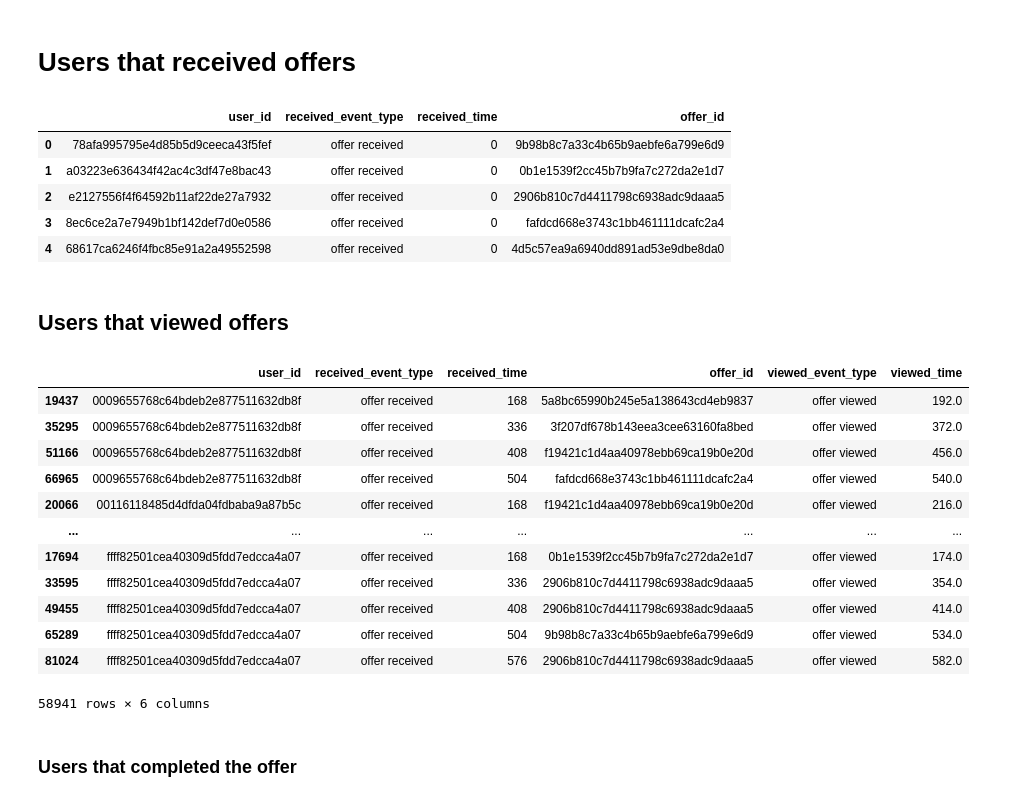
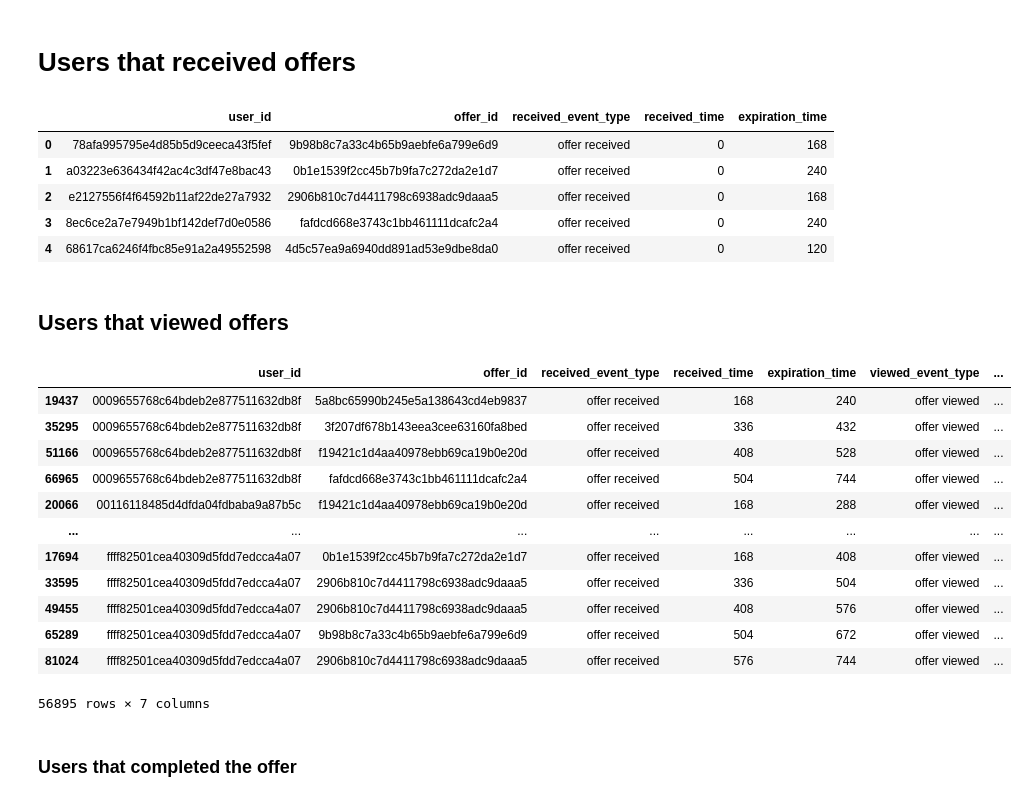
Before and after one commit to meeby280/UdacityDataScienceProject4, a Jupyter notebook: eda_user_journey_redone.ipynb, the cells around one changed output. Cells and saved outputs as stored; diff of their text form; code cells hidden in the pictures.

Commit message:
Updating progress to separation of offers and users

```diff
--- a/eda_user_journey_redone.ipynb
+++ b/eda_user_journey_redone.ipynb
@@ -28,16 +23,7 @@ Loading data
 # %%
-conn = create_engine('sqlite:///data/raw_starbucks.db')
-
-# offers.to_sql('offers', conn, if_exists='replace', index=False)
-# users.to_sql('users', conn, if_exists='replace', index=False)
-# interactions.to_sql('interactions', conn, if_exists='replace', index=False)
+conn = create_engine('sqlite:///data/starbucks_data.db')
 
 offers = pd.read_sql('SELECT * FROM offers', conn)
-
-users = pd.read_sql('SELECT * FROM users', conn)
-users['user_age_group'] = users['user_age_group'].fillna('Unknown')
-users['user_age_group'] = users['user_age_group'].astype(str)
-categories = ['Unknown'] + sorted(users['user_age_group'].unique().tolist())[:-1]
-users['user_age_group'] = pd.Categorical(users['user_age_group'], categories=categories, ordered=True)
+offers_wo_chnl = offers.drop(columns=['offer_notification_channel', 'offer_type', 'offer_spend_minimum', 'offer_reward']).drop_duplicates()
 
 interactions = pd.read_sql('SELECT * FROM interactions', conn)
@@ -46,13 +35,19 @@ raw_interactions = pd.read_json('data/transcript.json', orient='records', lines=
 # %%
+base_col_order = ['user_id', 'offer_id', 'intxn_event_type', 'intxn_time', 'intxn_amount', 'intxn_reward']
+
 offer_received = interactions[ interactions['intxn_event_type'] == 'offer received' ].copy().drop(['intxn_amount', 'intxn_reward'], axis=1)
 offer_received_cols = [ "received" + cn.removeprefix('intxn') if 'intxn' in cn else cn for cn in offer_received.columns ]
 offer_received.columns = offer_received_cols
+
+offer_received = pd.merge(offer_received, offers_wo_chnl, how='left', on='offer_id')
+offer_received['expiration_time'] = offer_received['received_time'] + offer_received['offer_duration']
+offer_received = offer_received.drop(columns=['offer_duration'])
 
 offer_viewed = interactions[ interactions['intxn_event_type'] == 'offer viewed' ].copy().drop(['intxn_amount', 'intxn_reward'], axis=1)
 offer_viewed_cols = [ "viewed" + cn.removeprefix('intxn') if 'intxn' in cn else cn for cn in offer_viewed.columns ]
 offer_viewed.columns = offer_viewed_cols
 
-offer_completed = interactions[ interactions['intxn_event_type'] == 'offer completed' ].copy().drop(['intxn_amount'], axis=1)
+offer_completed = interactions[ interactions['intxn_event_type'] == 'offer completed' ].copy().drop(['intxn_amount', 'intxn_reward'], axis=1)
 offer_completed_cols = [ "completed" + cn.removeprefix('intxn') if 'intxn' in cn else cn for cn in offer_completed.columns ]
 offer_completed.columns = offer_completed_cols
 
@@ -91,38 +60,39 @@ transactions_no_promos
 # %%
 offer_received.head()
 # %% [output]
-|  | user_id | received_event_type | received_time | offer_id |
-| 0 | 78afa995795e4d85b5d9ceeca43f5fef | offer received | 0 | 9b98b8c7a33c4b65b9aebfe6a799e6d9 |
-| 1 | a03223e636434f42ac4c3df47e8bac43 | offer received | 0 | 0b1e1539f2cc45b7b9fa7c272da2e1d7 |
-| 2 | e2127556f4f64592b11af22de27a7932 | offer received | 0 | 2906b810c7d4411798c6938adc9daaa5 |
-| 3 | 8ec6ce2a7e7949b1bf142def7d0e0586 | offer received | 0 | fafdcd668e3743c1bb461111dcafc2a4 |
-| 4 | 68617ca6246f4fbc85e91a2a49552598 | offer received | 0 | 4d5c57ea9a6940dd891ad53e9dbe8da0 |
+|  | user_id | offer_id | received_event_type | received_time | expiration_time |
+| 0 | 78afa995795e4d85b5d9ceeca43f5fef | 9b98b8c7a33c4b65b9aebfe6a799e6d9 | offer received | 0 | 168 |
+| 1 | a03223e636434f42ac4c3df47e8bac43 | 0b1e1539f2cc45b7b9fa7c272da2e1d7 | offer received | 0 | 240 |
+| 2 | e2127556f4f64592b11af22de27a7932 | 2906b810c7d4411798c6938adc9daaa5 | offer received | 0 | 168 |
+| 3 | 8ec6ce2a7e7949b1bf142def7d0e0586 | fafdcd668e3743c1bb461111dcafc2a4 | offer received | 0 | 240 |
+| 4 | 68617ca6246f4fbc85e91a2a49552598 | 4d5c57ea9a6940dd891ad53e9dbe8da0 | offer received | 0 | 120 |
 # %% [markdown]
 <a id='rv'></a>
 ## Users that viewed offers
 # %%
-offer_received_viewed = pd.merge( offer_received, offer_viewed, on=['user_id', 'offer_id'], how='left' )
-offer_received_viewed = offer_received_viewed[ ~offer_received_viewed['viewed_time'].isna() ]
+offer_recv_view = pd.merge( offer_received, offer_viewed, on=['user_id', 'offer_id'], how='left' )
+offer_recv_view = offer_recv_view[ ~offer_recv_view['viewed_time'].isna() ]
 # Removing duplicates caused by receiving the same offer multiple times and the join including those received offers before the viewed ones
-offer_received_viewed = offer_received_viewed[ offer_received_viewed['received_time'] <= offer_received_viewed['viewed_time'] ]
+offer_recv_view = offer_recv_view[ offer_recv_view['received_time'] <= offer_recv_view['viewed_time'] ]
+offer_recv_view = offer_recv_view[ offer_recv_view['viewed_time'] <= offer_recv_view['expiration_time'] ]
 # Removing duplicates caused by viewing the same offer after receiving it another time
-offer_received_viewed = offer_received_viewed.sort_values(['user_id', 'received_time', 'viewed_time']).drop_duplicates(subset=['offer_id', 'user_id', 'received_time'], keep='first')
+offer_recv_view = offer_recv_view.sort_values(['user_id', 'received_time', 'expiration_time', 'viewed_time']).drop_duplicates(subset=['offer_id', 'user_id', 'received_time', 'expiration_time'], keep='first')
 
-offer_received_viewed
+offer_recv_view
 # %% [output]
-|  | user_id | received_event_type | received_time | offer_id | viewed_event_type | viewed_time |
-| 19437 | 0009655768c64bdeb2e877511632db8f | offer received | 168 | 5a8bc65990b245e5a138643cd4eb9837 | offer viewed | 192.0 |
-| 35295 | 0009655768c64bdeb2e877511632db8f | offer received | 336 | 3f207df678b143eea3cee63160fa8bed | offer viewed | 372.0 |
-| 51166 | 0009655768c64bdeb2e877511632db8f | offer received | 408 | f19421c1d4aa40978ebb69ca19b0e20d | offer viewed | 456.0 |
-| 66965 | 0009655768c64bdeb2e877511632db8f | offer received | 504 | fafdcd668e3743c1bb461111dcafc2a4 | offer viewed | 540.0 |
-| 20066 | 00116118485d4dfda04fdbaba9a87b5c | offer received | 168 | f19421c1d4aa40978ebb69ca19b0e20d | offer viewed | 216.0 |
-| ... | ... | ... | ... | ... | ... | ... |
-| 17694 | ffff82501cea40309d5fdd7edcca4a07 | offer received | 168 | 0b1e1539f2cc45b7b9fa7c272da2e1d7 | offer viewed | 174.0 |
-| 33595 | ffff82501cea40309d5fdd7edcca4a07 | offer received | 336 | 2906b810c7d4411798c6938adc9daaa5 | offer viewed | 354.0 |
-| 49455 | ffff82501cea40309d5fdd7edcca4a07 | offer received | 408 | 2906b810c7d4411798c6938adc9daaa5 | offer viewed | 414.0 |
-| 65289 | ffff82501cea40309d5fdd7edcca4a07 | offer received | 504 | 9b98b8c7a33c4b65b9aebfe6a799e6d9 | offer viewed | 534.0 |
-| 81024 | ffff82501cea40309d5fdd7edcca4a07 | offer received | 576 | 2906b810c7d4411798c6938adc9daaa5 | offer viewed | 582.0 |
+|  | user_id | offer_id | received_event_type | received_time | expiration_time | viewed_event_type | ... |
+| 19437 | 0009655768c64bdeb2e877511632db8f | 5a8bc65990b245e5a138643cd4eb9837 | offer received | 168 | 240 | offer viewed | ... |
+| 35295 | 0009655768c64bdeb2e877511632db8f | 3f207df678b143eea3cee63160fa8bed | offer received | 336 | 432 | offer viewed | ... |
+| 51166 | 0009655768c64bdeb2e877511632db8f | f19421c1d4aa40978ebb69ca19b0e20d | offer received | 408 | 528 | offer viewed | ... |
+| 66965 | 0009655768c64bdeb2e877511632db8f | fafdcd668e3743c1bb461111dcafc2a4 | offer received | 504 | 744 | offer viewed | ... |
+| 20066 | 00116118485d4dfda04fdbaba9a87b5c | f19421c1d4aa40978ebb69ca19b0e20d | offer received | 168 | 288 | offer viewed | ... |
+| ... | ... | ... | ... | ... | ... | ... | ... |
+| 17694 | ffff82501cea40309d5fdd7edcca4a07 | 0b1e1539f2cc45b7b9fa7c272da2e1d7 | offer received | 168 | 408 | offer viewed | ... |
+| 33595 | ffff82501cea40309d5fdd7edcca4a07 | 2906b810c7d4411798c6938adc9daaa5 | offer received | 336 | 504 | offer viewed | ... |
+| 49455 | ffff82501cea40309d5fdd7edcca4a07 | 2906b810c7d4411798c6938adc9daaa5 | offer received | 408 | 576 | offer viewed | ... |
+| 65289 | ffff82501cea40309d5fdd7edcca4a07 | 9b98b8c7a33c4b65b9aebfe6a799e6d9 | offer received | 504 | 672 | offer viewed | ... |
+| 81024 | ffff82501cea40309d5fdd7edcca4a07 | 2906b810c7d4411798c6938adc9daaa5 | offer received | 576 | 744 | offer viewed | ... |
-58941 rows × 6 columns
+56895 rows × 7 columns
 # %% [markdown]
 <a id='rvc'></a>
 ### Users that completed the offer
```
Also changed, not shown: parts of 29 cells of this notebook, 2 other files.
